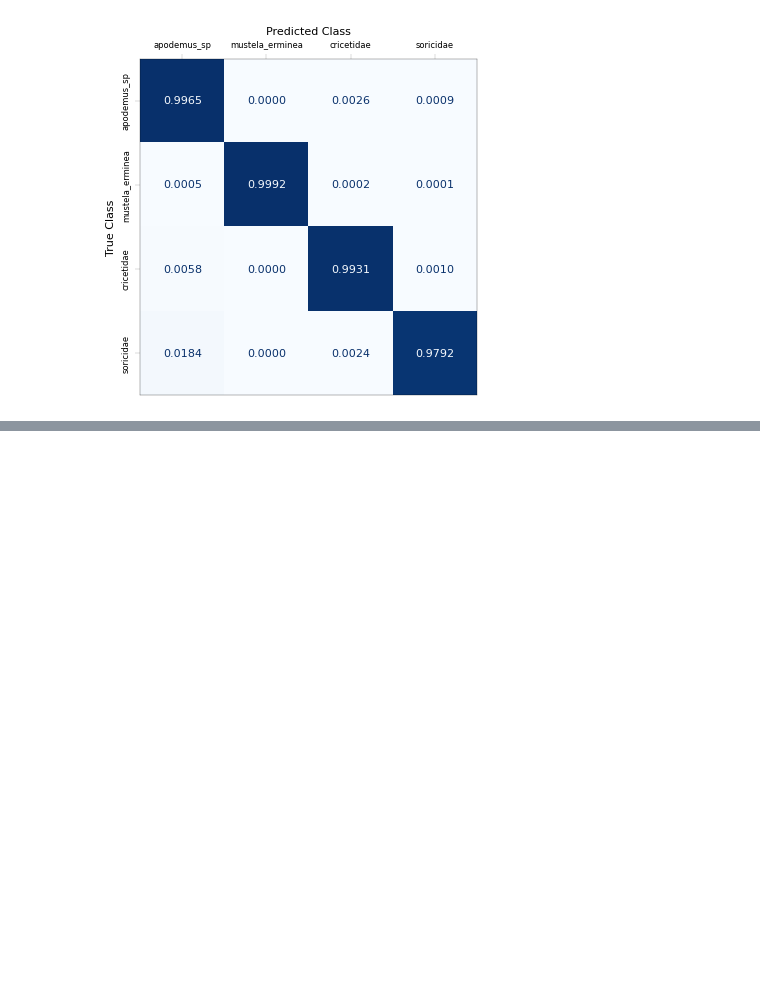
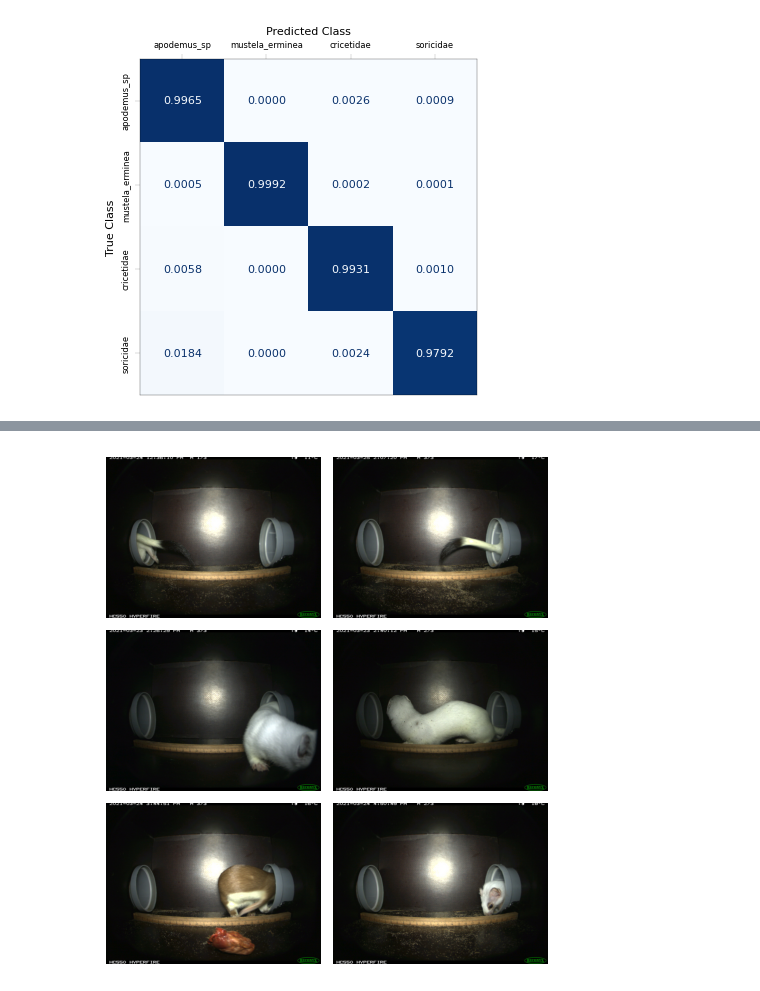
Before and after one commit to juliankraft/BachelorThesis, a Jupyter notebook: presentation/build_visuals.ipynb, the cells around one changed output, grey strips where cells are left out. Drawn from its saved outputs; the diff is of its cells as text; code cells hidden in the pictures; blank space fills up the shorter version.

```diff
--- a/presentation/build_visuals.ipynb
+++ b/presentation/build_visuals.ipynb
@@ -345,0 +362,25 @@ if export:
+# %%
+# Visual of Mustela erminea with no detections
+########################################################################################################################
+fig_name = 'mustela_special_nodetect'
+selected_idx = [421507, 421959, 421320, 421394, 421590, 421712]
+########################################################################################################################
+df=eval.image_df.copy()
+
+df_selected = df.loc[selected_idx]
+
+fig = plot_series_of_images(
+    df=df_selected,
+    dataset_path=eval.paths['dataset'],
+    ncols=2,
+    fig_width_cm=12,
+    offset_margin_conf_annotation=800,
+    print_idx='no'
+    )
+
+if export:
+    fig.savefig(export_path / f'{fig_name}.jpg', dpi=300)
+
+display(fig)
+# %% [output]
+[figure, added]
```
Also changed, not shown: parts of 3 cells of this notebook, 3 other files.
